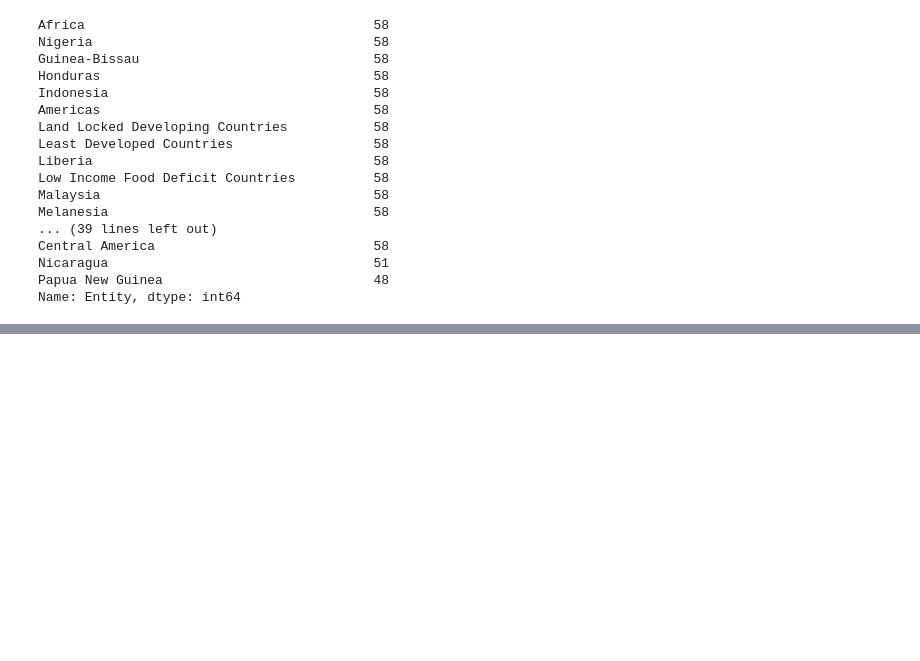
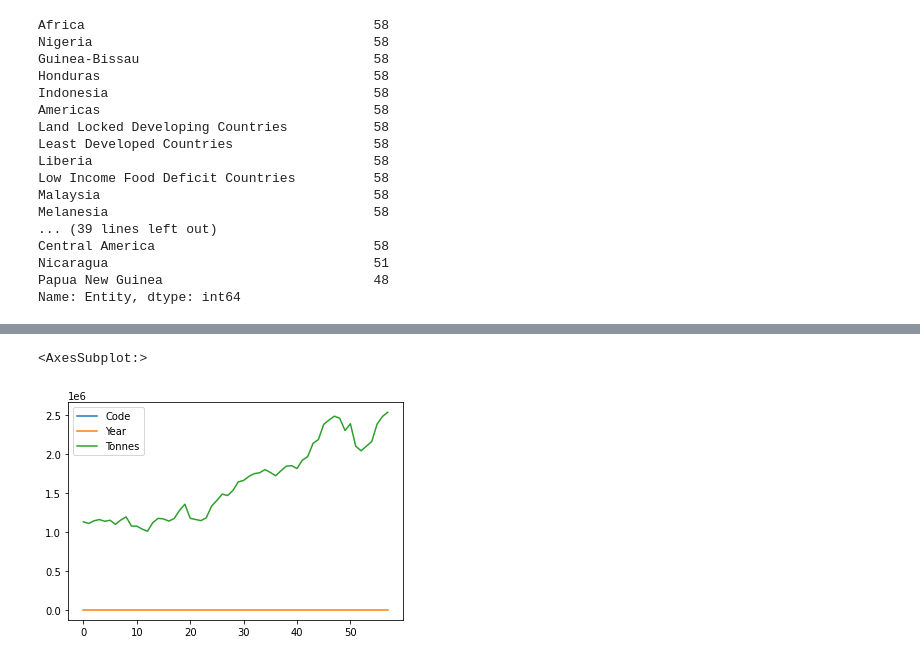
Before and after one commit to Niveusgh/World_Palm_Oil_Data, a Jupyter notebook: script/jupyter_file.ipynb, the cells around one changed output, grey strips where cells are left out. Cells and saved outputs as stored; diff of their text form; code cells hidden in the pictures; blank space fills up the shorter version.

```diff
--- a/script/jupyter_file.ipynb
+++ b/script/jupyter_file.ipynb
@@ -69,0 +206,5 @@ entity_counts.mean()
+# %%
+df_palm.loc[df_palm['Entity'].eq('Africa'), :].plot(legend=True)
+# %% [output]
+<AxesSubplot:>
+[figure, added]
```
Also changed, not shown: parts of 44 cells of this notebook, 6 other files.
